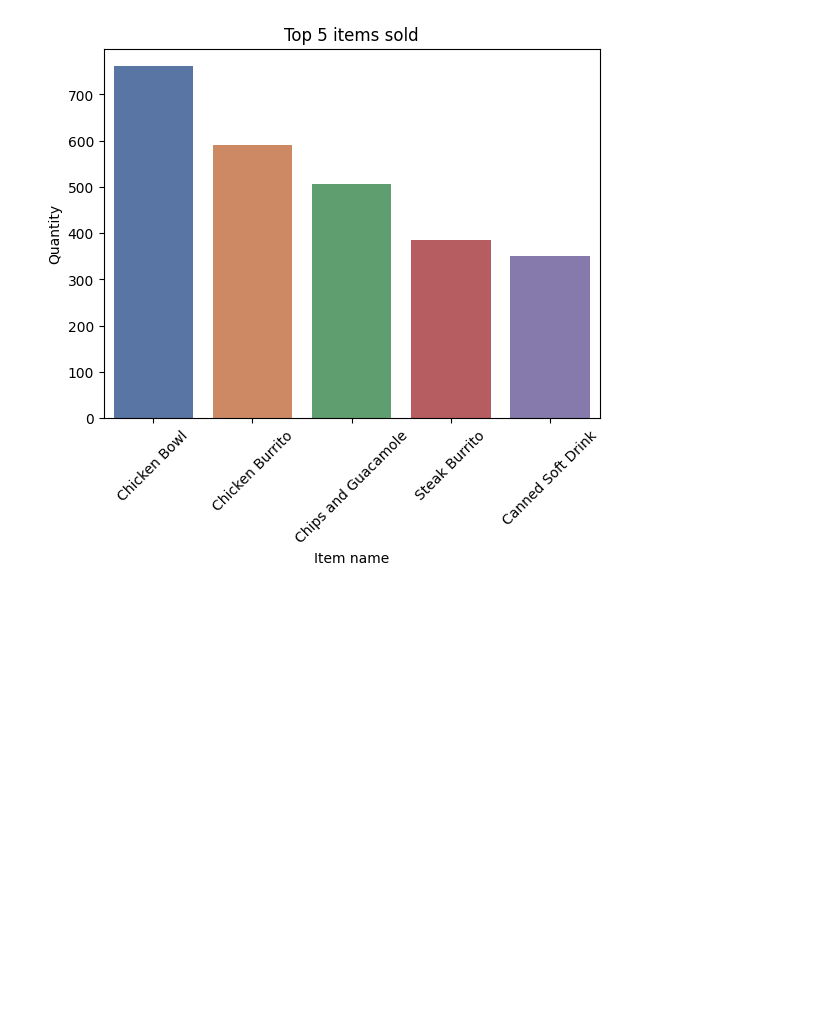
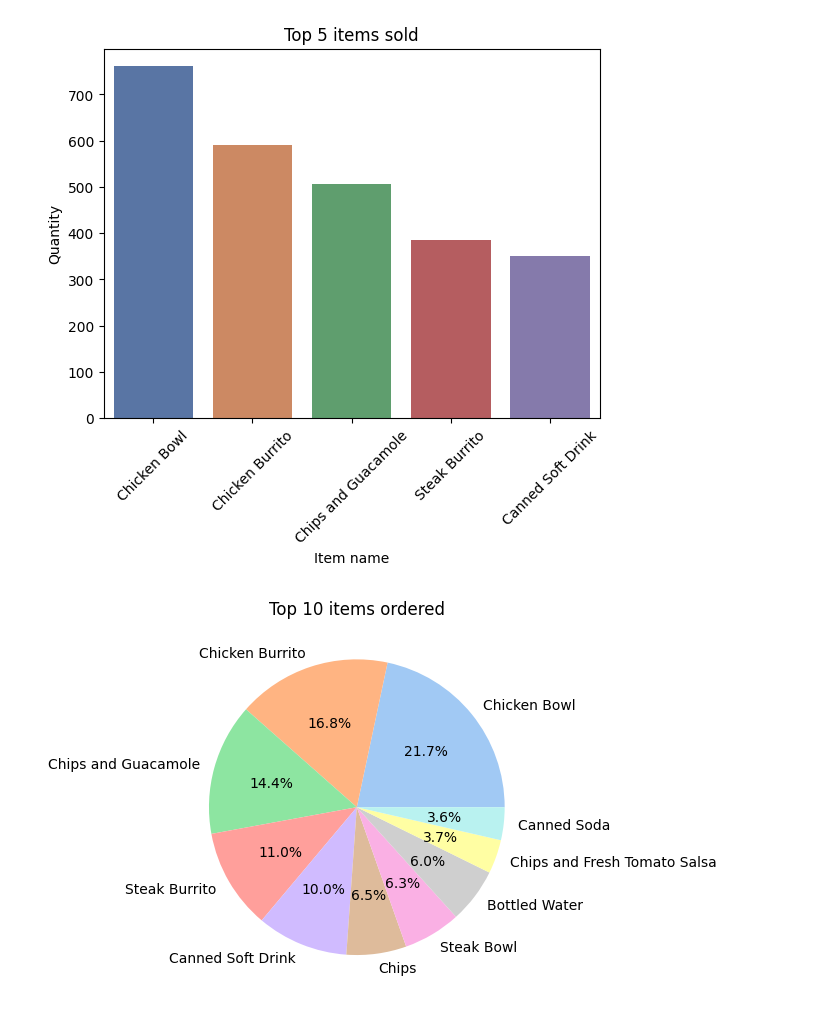
Before and after one commit to build-summer-2024/pink-team-data-exploration, a Jupyter notebook: july17th.ipynb, the cells around one changed output. Cells and saved outputs as stored; diff of their text form; code cells hidden in the pictures; blank space fills up the shorter version.

Commit message:
add pie chart

```diff
--- a/july17th.ipynb
+++ b/july17th.ipynb
@@ -138,6 +138,13 @@ Passing `palette` without assigning `hue` is deprecated and will be removed in v
 # %%
 ## 9.Create a pie chart showing the number of times each of the top 10 items were ordered.
 ## top 10 items: based on quantity
+top_10_items = chipotle_data.groupby("item_name")["quantity"].sum().nlargest(10)
+palette_color = seaborn.color_palette("pastel")
+plt.pie(top_10_items, labels=top_10_items.index, autopct="%1.1f%%", colors=palette_color)
+plt.title("Top 10 items ordered")
+plt.show()
+# %% [output]
+[figure, added]
 # %%
 ## 10.Create a line graph showing how much money was spent on the top 10 items ordered.
 ## same as above top 10 items
```
Also changed, not shown: 1 other file.
